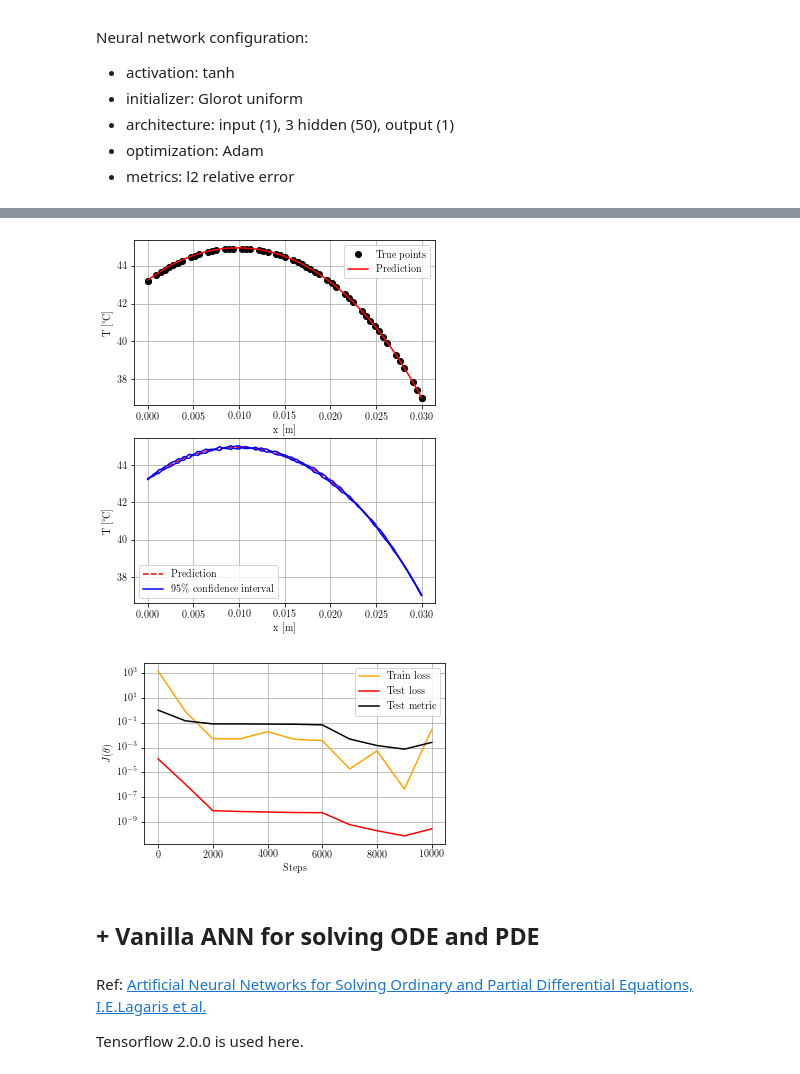
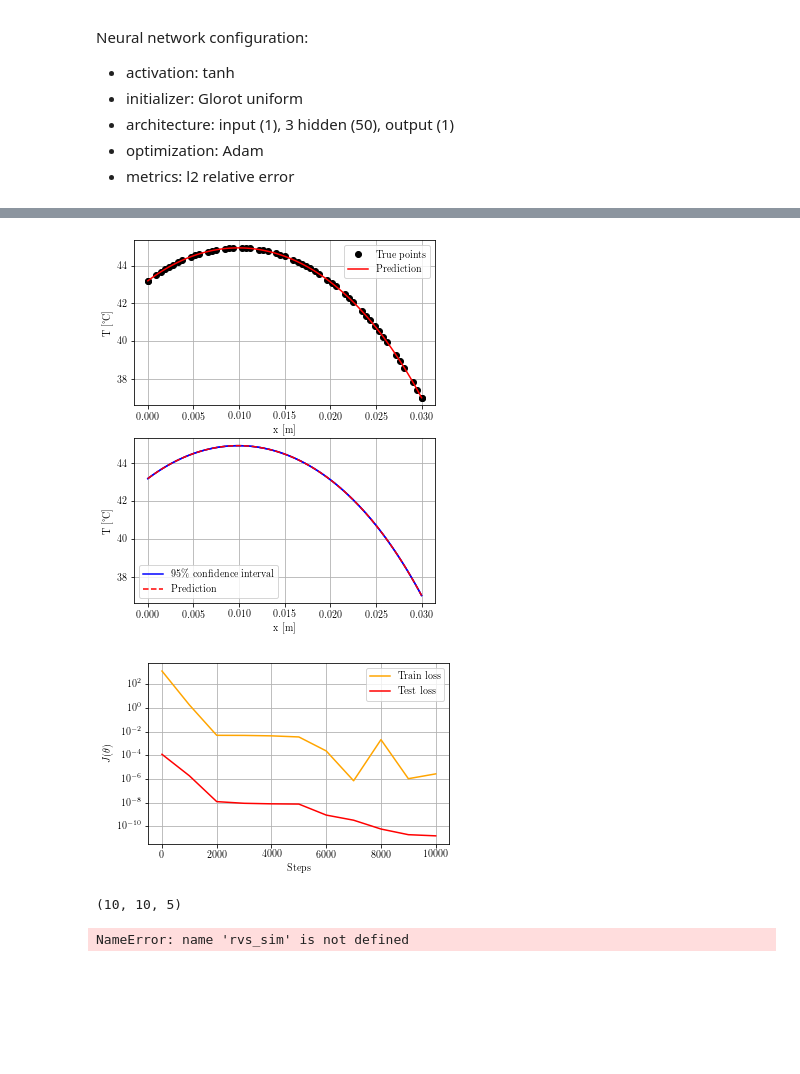
Before and after one commit to akapet00/neural-bhte, a Jupyter notebook: bioheat1D-time-invariant.ipynb, the cells around one changed output, grey strips where cells are left out. Drawn from its saved outputs; the diff is of its cells as text; code cells hidden in the pictures; blank space fills up the shorter version.

Commit message:
neural ensemble

```diff
--- a/bioheat1D-time-invariant.ipynb
+++ b/bioheat1D-time-invariant.ipynb
@@ -449,10 +450,10 @@ plt.legend(loc='best')
 ax = fig.add_subplot(212)
 for i in range(y_dim):
     #ax.plot(X_train[:, 0], y_train[:, i], 'ok', label='True points')
+    if best_ystd is not None:
+        ax.plot(X, best_y[idx, i] + 2 * best_ystd[idx, i], '-b', label='95\% confidence interval')
+        ax.plot(X, best_y[idx, i] - 2 * best_ystd[idx, i], '-b')
     ax.plot(X, best_y[idx, i], "--r", label='Prediction')
-    if best_ystd is not None:
-        ax.plot(X, best_y[idx, i] + 200 * best_ystd[idx, i], '-b', label='95\% confidence interval')
-        ax.plot(X, best_y[idx, i] - 200 * best_ystd[idx, i], '-b')
 ax.set_xlabel('x [m]')
 ax.set_ylabel('T [°C]')
 plt.grid()
@@ -461,33 +462,27 @@ plt.legend(loc='best')
 fig.savefig('{}.pdf'.format('figs/regression'), bbox_inches='tight')
 plt.show()
 # %% [output]
-[figure, old version]
+[figure, new version]
 # %%
 loss_train = np.sum(
     np.array(losshistory.loss_train) * losshistory.loss_weights, axis=1
 )
 loss_test = np.sum(
     np.array(losshistory.loss_test) * losshistory.loss_weights, axis=1
 )
 
 fig = plt.figure(figsize=figsize(1))
 ax = fig.add_subplot(111)
 ax.semilogy(losshistory.steps, loss_train, color='orange', label="Train loss")
 ax.semilogy(losshistory.steps, loss_test, color='red', label="Test loss")
-for i in range(len(losshistory.metrics_test[0])):
-    ax.semilogy(losshistory.steps, np.array(losshistory.metrics_test)[:, i], color='black', label="Test metric",)
+#for i in range(len(losshistory.metrics_test[0])):
+    #ax.semilogy(losshistory.steps, np.array(losshistory.metrics_test)[:, i], color='black', label="Test metric",)
 ax.set_xlabel('Steps')
 ax.set_ylabel(r'$J(\theta)$')
 plt.grid()
 plt.legend(loc='best')
 
 fig.savefig('{}.pdf'.format('figs/loss'), bbox_inches='tight')
 plt.show()
 # %% [output]
-[figure, old version]
+[figure, new version]
-# %% [markdown]
-## + Vanilla ANN for solving ODE and PDE
-# %% [markdown]
-Ref: [Artificial Neural Networks for Solving Ordinary and Partial Differential Equations, I.E.Lagaris et al.](https://arxiv.org/pdf/physics/9705023.pdf)
-
-Tensorflow 2.0.0 is used here.
@@ -536,0 +489,39 @@ Tensorflow 2.0.0 is used here.
+# %%
+# random variables
+rvs = [k, w_b, T_a, Q_m, h_0]
+rvs = np.array(rvs).reshape(1, -1)
+num_samples = 10
+num_iters = 10
+rvs_data = monteCarloSim(rvs, coef_var=0.2, num_samples=num_samples, num_iters=num_iters)
+rvs_data.shape
+# %% [output]
+(10, 10, 5)
+# %%
+train_state_ensemble = []
+for iter in range(num_iters):
+    train_state_full = []
+    for row in range(num_samples):
+        k = rvs_data[row, 0]
+        w_b = rvs_data[row, 1]
+        T_a = rvs_data[row, 2]
+        Q_m = rvs_data[row, 3]
+        h_0 = rvs_data[row, 4]
+
+        geom = dde.geometry.Interval(0, L)
+        bc_l = dde.DirichletBC(geom, lambda x: analyticSol(x), boundary_l)
+        bc_r = dde.DirichletBC(geom, lambda x: analyticSol(x), boundary_r)
+        data = dde.data.PDE(geom, 1, pde, [bc_l, bc_r], 50, 2, func=analyticSol, num_test=100)
+
+        layer_size = [1] + [50] * 3 + [1]
+        activation = "tanh"
+        initializer = "Glorot uniform"
+        net = dde.maps.FNN(layer_size, activation, initializer)
+        net.outputs_modify(lambda x, y: y*10)
+
+        model = dde.Model(data, net)
+        model.compile("adam", lr=0.001, metrics=["l2 relative error"], loss_weights=[1e-7, 1e-2, 1])
+        losshistory, train_state = model.train(epochs=10000, uncertainty=True, display_every=10000)
+        train_state_full.append(train_state)
+    train_state_ensemble.append(train_state_full)
+# %% [output]
+NameError: name 'rvs_sim' is not defined
```
Also changed, not shown: parts of 8 cells of this notebook, 39 other files.
